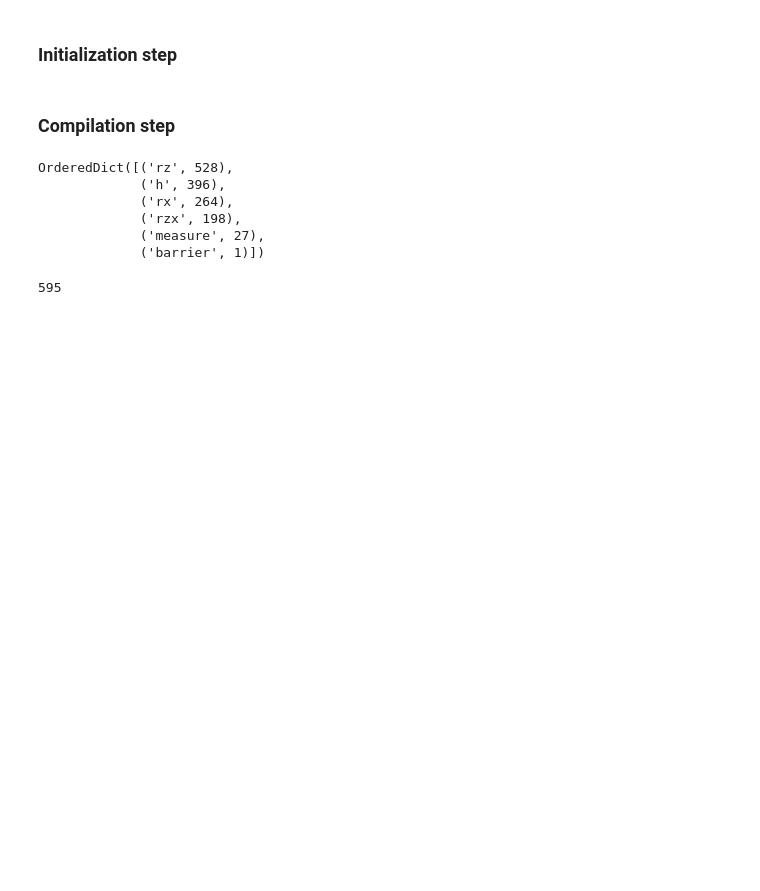
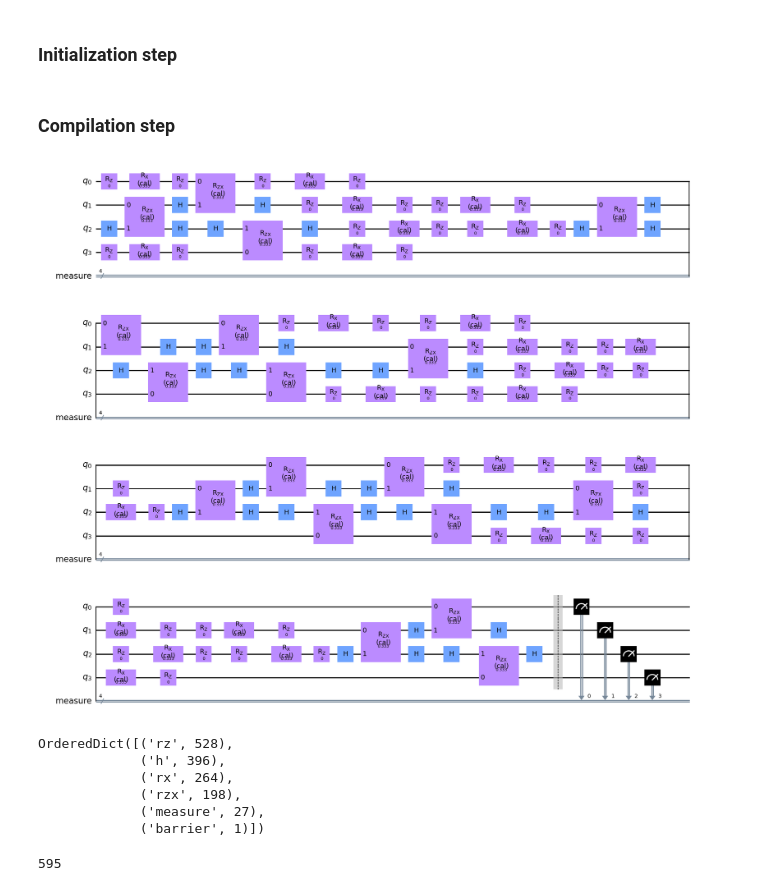
Before and after one commit to ameymeher/SimuQ, a Jupyter notebook: thesis/Experiment/Ising Model ZNE execution/Ising Model Circuit.ipynb, the cells around one changed output. Cells and saved outputs as stored; diff of their text form; code cells hidden in the pictures; blank space fills up the shorter version.

```diff
--- a/thesis/Experiment/Ising Model ZNE execution/Ising Model Circuit.ipynb
+++ b/thesis/Experiment/Ising Model ZNE execution/Ising Model Circuit.ipynb
@@ -81,6 +81,10 @@ for i in range(6):
         use_pulse=True,
         noise_factor=i
     ))
+# %%
+circ[0].draw('mpl',idle_wires=False)
+# %% [output]
+[figure, added]
 # %%
 circ[5].count_ops()
 # %% [output]
```
Also changed, not shown: parts of 4 cells of this notebook, 3 other files.
